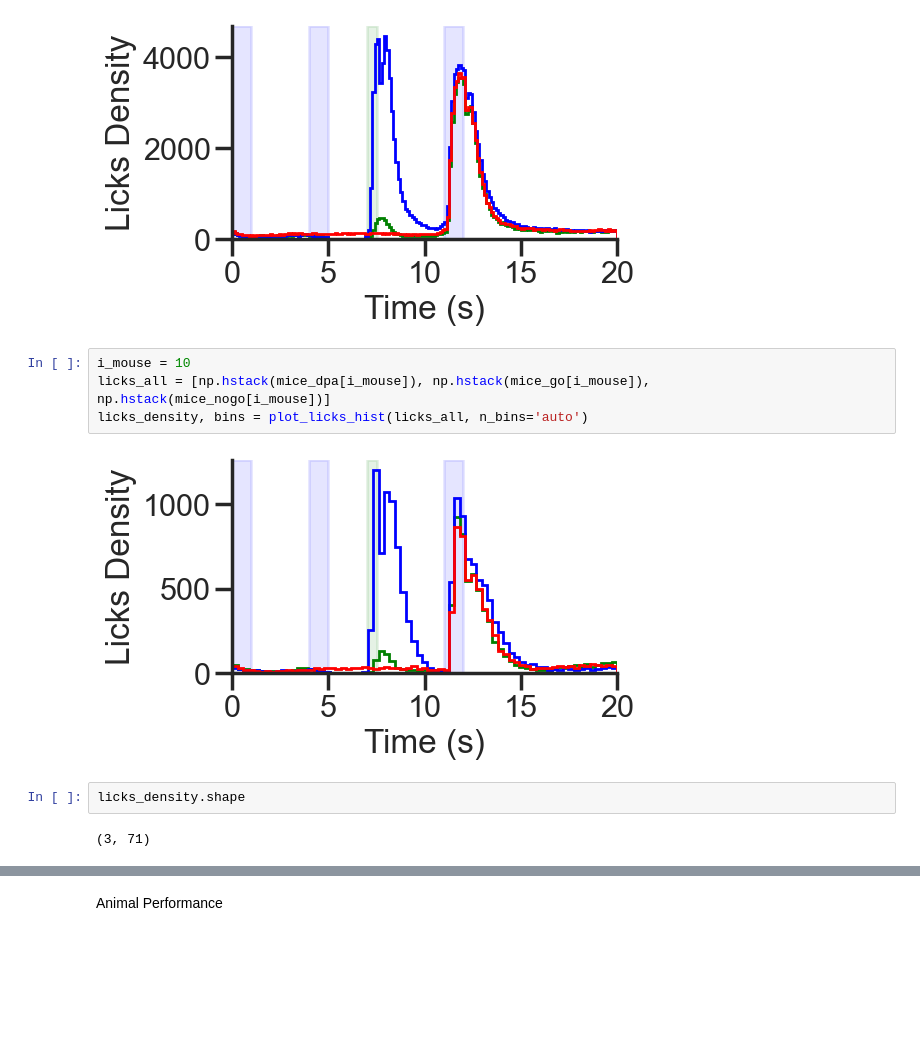
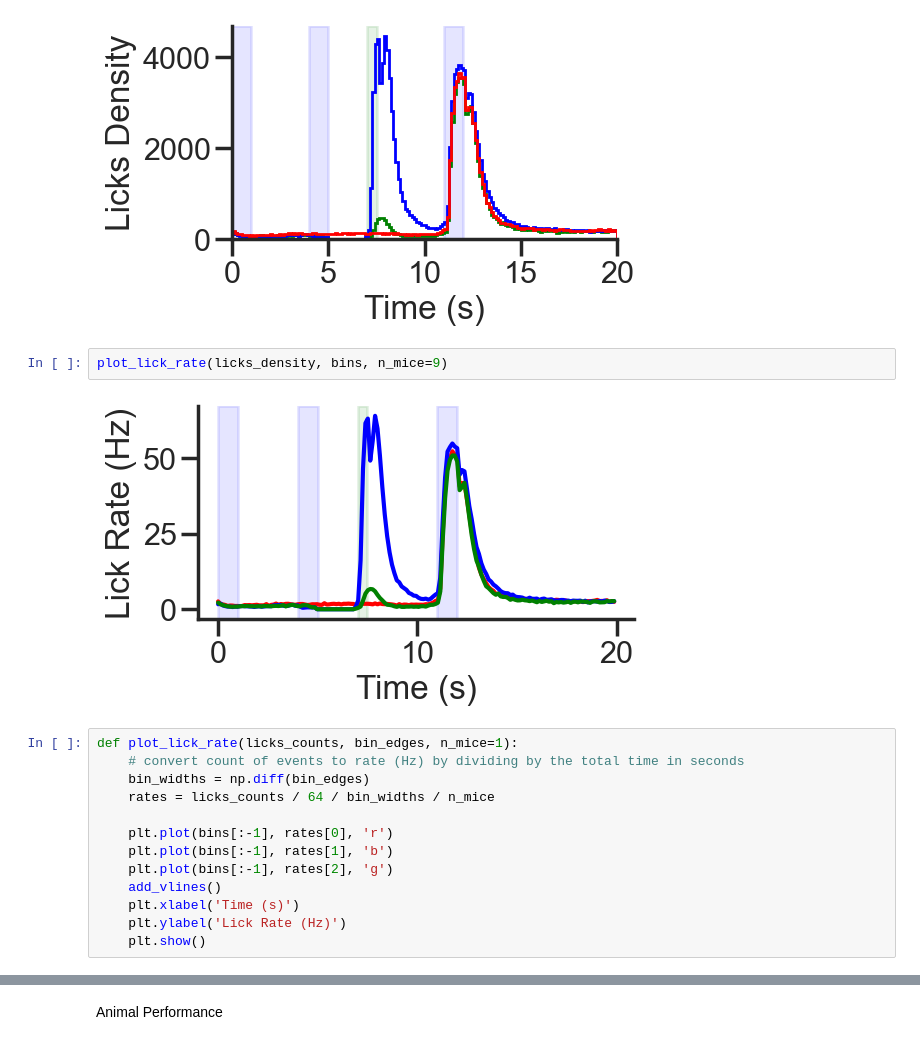
Before and after one commit to kiriclope/HiDN, a Jupyter notebook: notebooks/behavior.ipynb, the cells around one changed output, grey strips where cells are left out. Saved outputs shown, nothing was run; the diff lists cells and outputs as text; blank space fills up the shorter version.

```diff
--- a/notebooks/behavior.ipynb
+++ b/notebooks/behavior.ipynb
@@ -151,13 +155,20 @@ licks_all = [np.hstack(dpa_all), np.hstack(go_all), np.hstack(nogo_all)]
 licks_density, bins = plot_licks_hist(licks_all, n_bins='auto')
 # %% [output]
 [figure]
-# %%
-i_mouse = 10
-licks_all = [np.hstack(mice_dpa[i_mouse]), np.hstack(mice_go[i_mouse]), np.hstack(mice_nogo[i_mouse])]
-licks_density, bins = plot_licks_hist(licks_all, n_bins='auto')
-# %% [output]
-[figure, removed]
-# %%
-licks_density.shape
-# %% [output]
-(3, 71)
+# %%
+plot_lick_rate(licks_density, bins, n_mice=9)
+# %% [output]
+[figure, added]
+# %%
+def plot_lick_rate(licks_counts, bin_edges, n_mice=1):
+    # convert count of events to rate (Hz) by dividing by the total time in seconds
+    bin_widths = np.diff(bin_edges)
+    rates = licks_counts / 64 / bin_widths / n_mice
+
+    plt.plot(bins[:-1], rates[0], 'r')
+    plt.plot(bins[:-1], rates[1], 'b')
+    plt.plot(bins[:-1], rates[2], 'g')
+    add_vlines()
+    plt.xlabel('Time (s)')
+    plt.ylabel('Lick Rate (Hz)')
+    plt.show()
```
Also changed, not shown: parts of 4 cells of this notebook.
